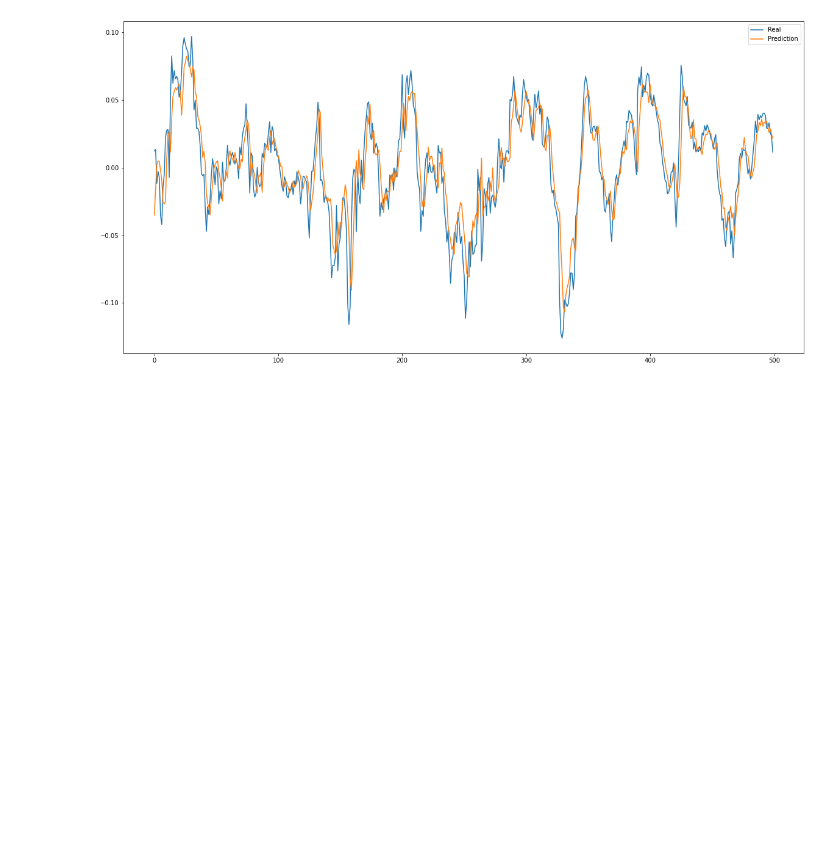
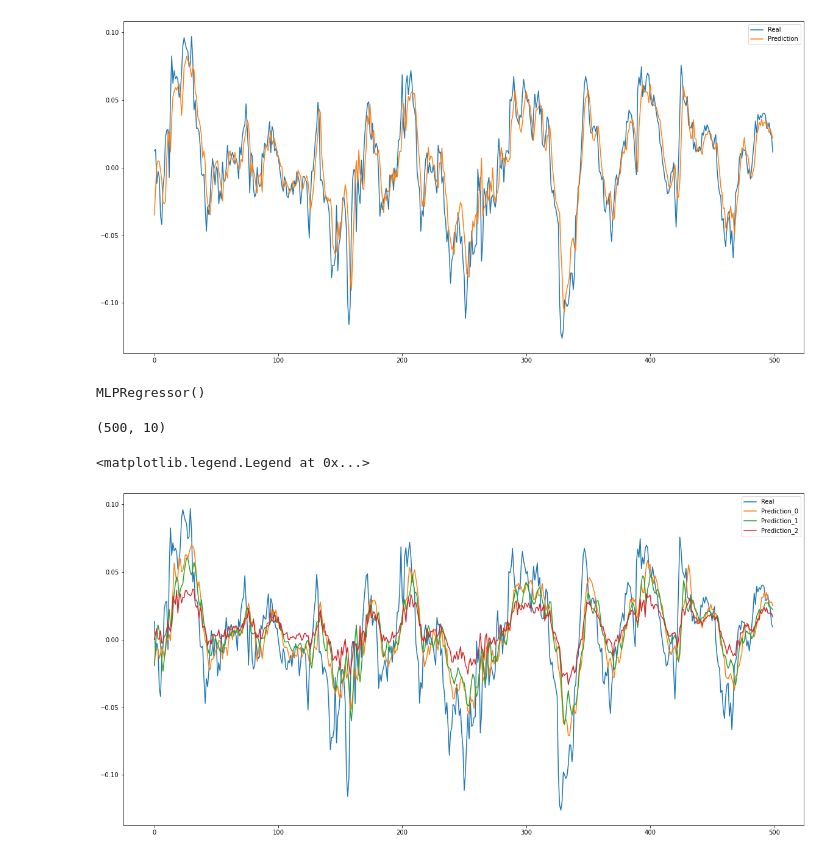
Before and after one commit to esjerome/forecasting, a Jupyter notebook: datacamp/my_own.ipynb, the cells around one changed output. Cells and saved outputs as stored; diff of their text form; code cells hidden in the pictures; blank space fills up the shorter version.

```diff
--- a/datacamp/my_own.ipynb
+++ b/datacamp/my_own.ipynb
@@ -40,3 +40,10 @@ prices_perc.iloc[:100].plot(color='r', lw=2, ax=ax);
 ax.legend(loc='best');
 # %% [output]
 [figure]
+# %%
+shifts = - np.arange(1, 50).astype(int)
+
+shifted_data = {"lag_{}_day".format(day_shift):
+                prices_perc['AAPL'].shift(day_shift) for day_shift in shifts}
+
+prices_perc_shifted_minus = pd.DataFrame(shifted_data)
@@ -114,3 +155,34 @@ ax.legend()
 # %% [output]
 <matplotlib.legend.Legend at 0x...>
 [figure]
+# %%
+X = prices_perc_shifted.fillna(np.nanmedian(prices_perc_shifted))
+y = prices_perc_shifted_minus.fillna(np.nanmedian(prices_perc_shifted_minus))
+
+n = 500
+
+
+X_train = X[:-n]
+y_train = y[:-n]
+
+X_test = X[-n:]
+y_test = y[-n:]
+# %%
+model = MLPRegressor()
+model.fit(X_train, y_train)
+# %% [output]
+MLPRegressor()
+# %%
+X_test.shape
+# %% [output]
+(500, 10)
+# %%
+fig, ax = plt.subplots()
+ax.plot(y_test['lag_-1_day'].values, label='Real')
+ax.plot(model.predict(X_test).T[0], label='Prediction_0')
+ax.plot(model.predict(X_test).T[1], label='Prediction_1')
+ax.plot(model.predict(X_test).T[2], label='Prediction_2')
+ax.legend()
+# %% [output]
+<matplotlib.legend.Legend at 0x...>
+[figure, added]
```
Also changed, not shown: parts of 2 cells of this notebook.
